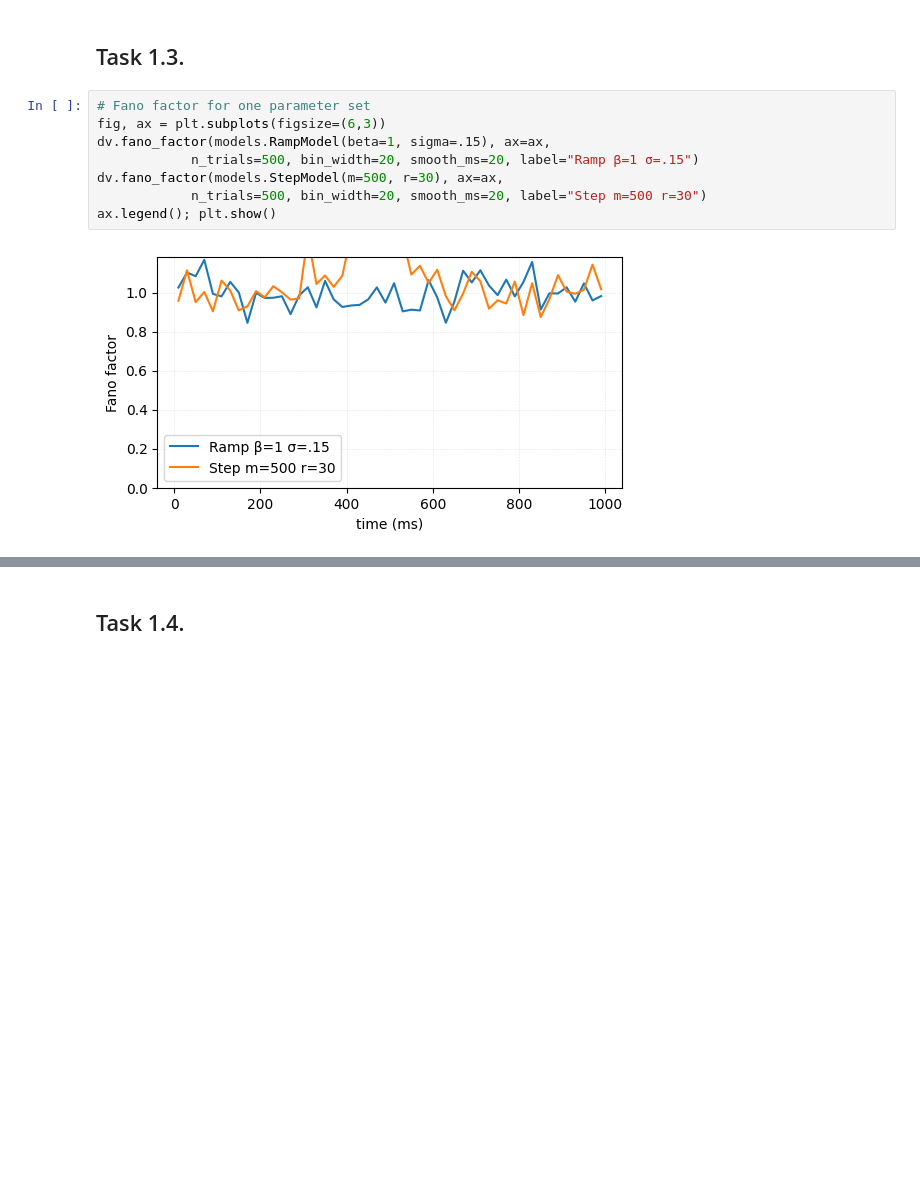
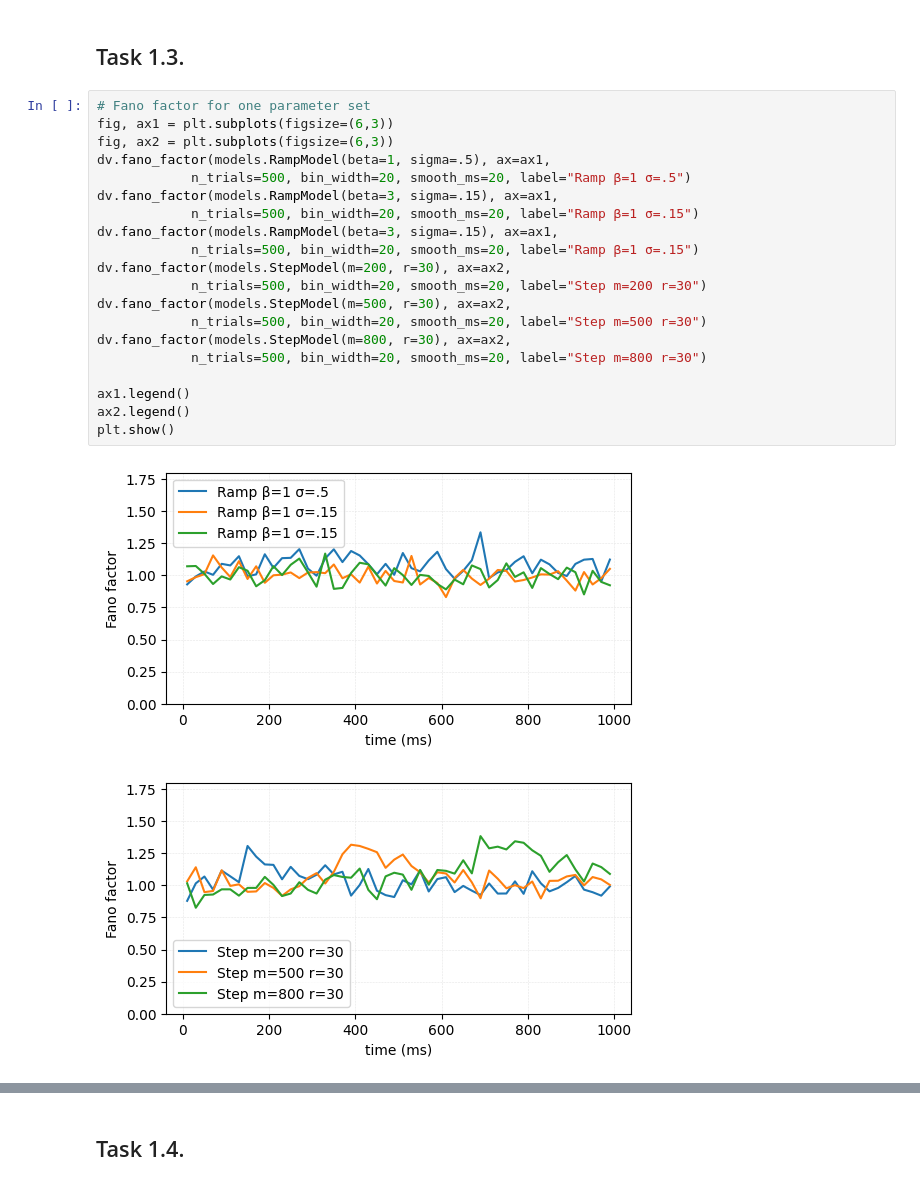
Before and after one commit to oparker7/gg3, a Jupyter notebook: task1_runlocal.ipynb, the cells around one changed output, grey strips where cells are left out. Drawn from its saved outputs; the diff is of its cells as text; blank space fills up the shorter version.

Commit message:
fano factor plots and derivatives

```diff
--- a/task1_runlocal.ipynb
+++ b/task1_runlocal.ipynb
@@ -62,11 +53,24 @@ plt.show()
 ## Task 1.3.
 # %%
 # Fano factor for one parameter set
-fig, ax = plt.subplots(figsize=(6,3))
-dv.fano_factor(models.RampModel(beta=1, sigma=.15), ax=ax,
+fig, ax1 = plt.subplots(figsize=(6,3))
+fig, ax2 = plt.subplots(figsize=(6,3))
+dv.fano_factor(models.RampModel(beta=1, sigma=.5), ax=ax1,
+            n_trials=500, bin_width=20, smooth_ms=20, label="Ramp β=1 σ=.5")
+dv.fano_factor(models.RampModel(beta=3, sigma=.15), ax=ax1,
             n_trials=500, bin_width=20, smooth_ms=20, label="Ramp β=1 σ=.15")
-dv.fano_factor(models.StepModel(m=500, r=30), ax=ax,
+dv.fano_factor(models.RampModel(beta=3, sigma=.15), ax=ax1,
+            n_trials=500, bin_width=20, smooth_ms=20, label="Ramp β=1 σ=.15")
+dv.fano_factor(models.StepModel(m=200, r=30), ax=ax2,
+            n_trials=500, bin_width=20, smooth_ms=20, label="Step m=200 r=30")
+dv.fano_factor(models.StepModel(m=500, r=30), ax=ax2,
             n_trials=500, bin_width=20, smooth_ms=20, label="Step m=500 r=30")
-ax.legend(); plt.show()
+dv.fano_factor(models.StepModel(m=800, r=30), ax=ax2,
+            n_trials=500, bin_width=20, smooth_ms=20, label="Step m=800 r=30")
+
+ax1.legend()
+ax2.legend()
+plt.show()
 # %% [output]
-[figure, old version]
+[figure, new version]
+[figure, added]
```
Also changed, not shown: parts of 7 cells of this notebook, 1 other file.
